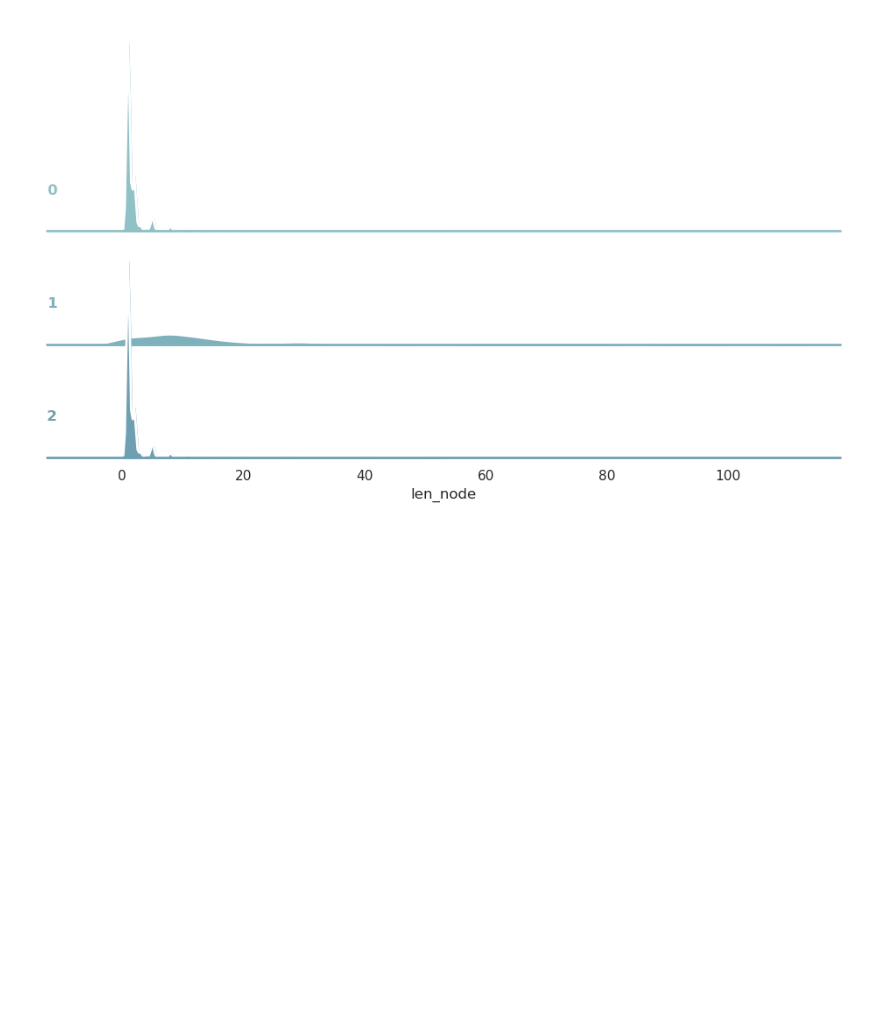
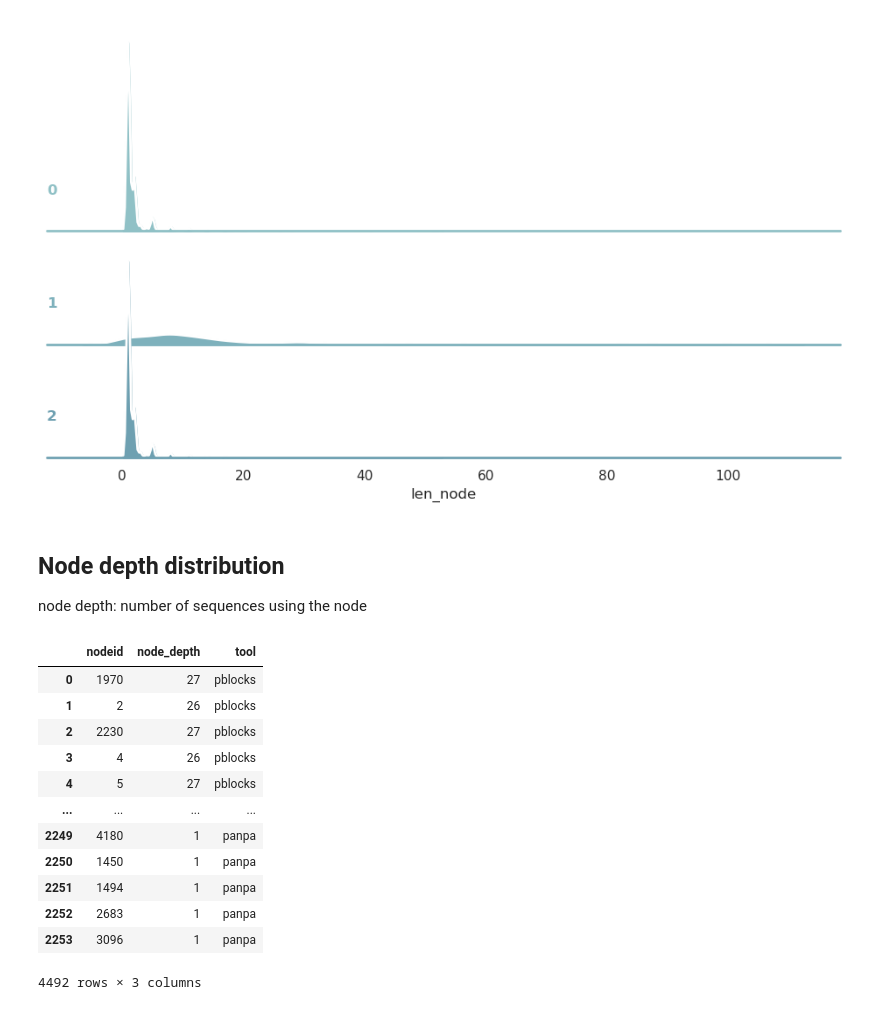
Before and after one commit to AlgoLab/pangeblocks-experiments, a Jupyter notebook: notebooks/plots.ipynb, the cells around one changed output. Cells and saved outputs as stored; diff of their text form; code cells hidden in the pictures; blank space fills up the shorter version.

```diff
--- a/notebooks/plots.ipynb
+++ b/notebooks/plots.ipynb
@@ -140,3 +107,6 @@ g.despine(bottom=True, left=True)
 # %% [output]
 <seaborn.axisgrid.FacetGrid at 0x...>
 [figure]
+# %% [markdown]
+## Node depth distribution
+node depth: number of sequences using the node
@@ -142,0 +132,16 @@ g.despine(bottom=True, left=True)
+# %%
+df_depth
+# %% [output]
+|  | nodeid | node_depth | tool |
+| 0 | 1970 | 27 | pblocks |
+| 1 | 2 | 26 | pblocks |
+| 2 | 2230 | 27 | pblocks |
+| 3 | 4 | 26 | pblocks |
+| 4 | 5 | 27 | pblocks |
+| ... | ... | ... | ... |
+| 2249 | 4180 | 1 | panpa |
+| 2250 | 1450 | 1 | panpa |
+| 2251 | 1494 | 1 | panpa |
+| 2252 | 2683 | 1 | panpa |
+| 2253 | 3096 | 1 | panpa |
+4492 rows × 3 columns
```
Also changed, not shown: parts of 9 cells of this notebook, 18 other files.
